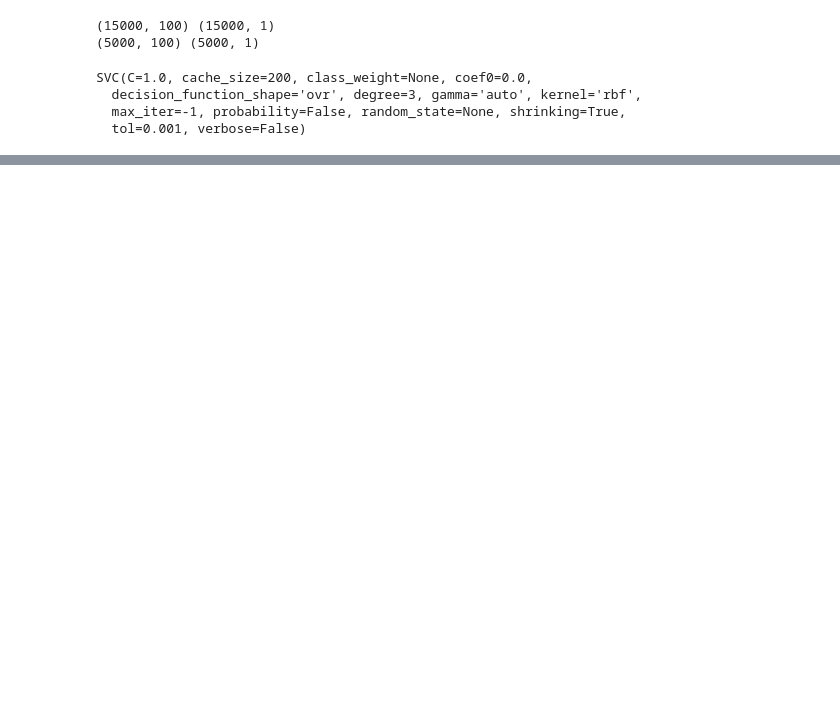
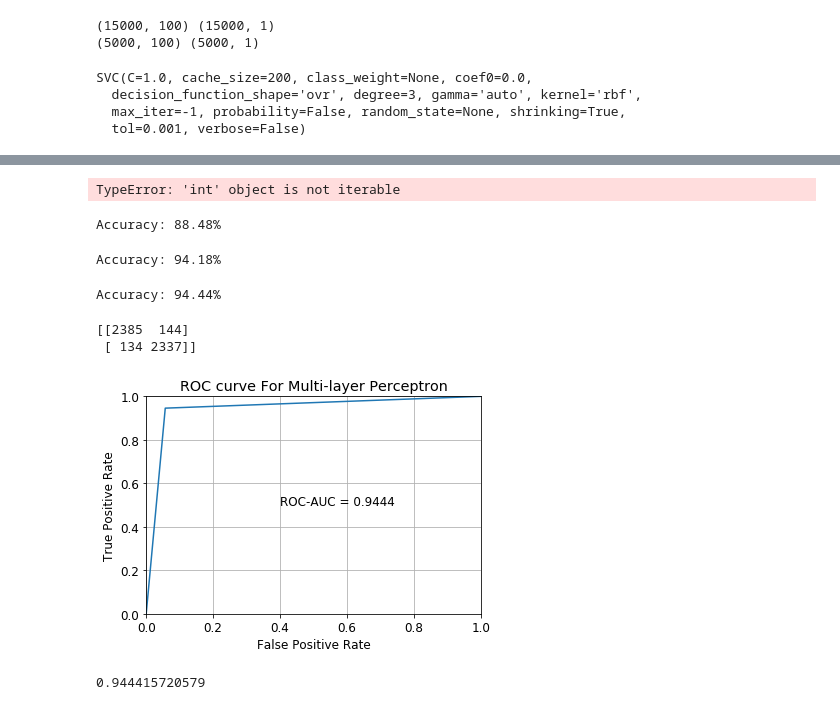
Before and after one commit to scoobaroo/textanalysis, a Jupyter notebook: newDoc2Vec.ipynb, the cells around one changed output, grey strips where cells are left out. Drawn from its saved outputs; the diff is of its cells as text; code cells hidden in the pictures; blank space fills up the shorter version.

Commit message:
made PR and ROC curves, also performed training with stemmed words, also moved folders marktwain and janeauset into directory

```diff
--- a/newDoc2Vec.ipynb
+++ b/newDoc2Vec.ipynb
@@ -25,7 +25,7 @@ model_loaded = doc2vec.Doc2Vec.load('/tmp/marktwain_model.doc2vec')
 10000 docs
 # %%
 alldocs = []
-with open('../marktwain/combined.txt', encoding='utf-8') as alldata:
+with open('./marktwain/combined.txt', encoding='utf-8') as alldata:
     for line_no, line in enumerate(alldata):
         tokens = gensim.utils.to_unicode(line).split()
     tokenArray = np.array_split(tokens,10000)
@@ -338,0 +195,70 @@ Accuracy: 93.28%
+# %%
+gbm = xgb.XGBClassifier(num_class=2, max_depth=3, n_estimators=300, learning_rate=0.05)
+gbm.fit(X_train2, y_train)
+# %% [output]
+TypeError: 'int' object is not iterable
+# %%
+#random forest
+from sklearn.ensemble import RandomForestClassifier
+rfc = RandomForestClassifier(max_depth=50, random_state=0)
+rfc.fit(X_train2, y_train)
+rfcpredictions = rfc.predict(X_test2)
+accuracy = accuracy_score(y_test, rfcpredictions)
+print("Accuracy: %.2f%%" % (accuracy * 100.0))
+# %% [output]
+Accuracy: 88.48%
+# %%
+#logistic regression
+import numpy as np
+import matplotlib.pyplot as plt
+from sklearn import linear_model, datasets
+logreg = linear_model.LogisticRegression()
+logreg.fit(X_train2, y_train)
+logregpredictions = logreg.predict(X_test2)
+accuracy = accuracy_score(y_test, logregpredictions)
+print("Accuracy: %.2f%%" % (accuracy * 100.0))
+# %% [output]
+Accuracy: 94.18%
+# %%
+from sklearn.neural_network import MLPClassifier
+mlp = MLPClassifier(activation='relu', solver='lbfgs', alpha=1e-4, hidden_layer_sizes=(5, 2), random_state=1)
+mlp.fit(X_train2, y_train)
+mlppredictions = mlp.predict(X_test2)
+accuracy = accuracy_score(y_test, mlppredictions)
+print("Accuracy: %.2f%%" % (accuracy * 100.0))
+# %% [output]
+Accuracy: 94.44%
+# %%
+# IMPORTANT: first argument is true values, second argument is predicted values
+# this produces a 2x2 numpy array (matrix)
+print(metrics.confusion_matrix(y_test, mlppredictions))
+# %% [output]
+[[2385  144]
+ [ 134 2337]]
+# %%
+# IMPORTANT: first argument is true values, second argument is predicted probabilities
+
+# we pass y_test and y_pred_prob
+# we do not use y_pred_class, because it will give incorrect results without generating an error
+# roc_curve returns 3 objects fpr, tpr, thresholds
+# fpr: false positive rate
+# tpr: true positive rate
+fpr, tpr, thresholds = metrics.roc_curve(y_test, mlppredictions)
+
+plt.plot(fpr, tpr)
+plt.xlim([0.0, 1.0])
+plt.ylim([0.0, 1.0])
+plt.rcParams['font.size'] = 12
+plt.title('ROC curve For Multi-layer Perceptron')
+plt.xlabel('False Positive Rate')
+plt.ylabel('True Positive Rate')
+plt.grid(True)
+
+plt.text(0.4, 0.5, 'ROC-AUC = 0.9444')
+plt.show()
+# %% [output]
+[figure, added]
+# %%
+print(metrics.roc_auc_score(y_test, mlppredictions))
+# %% [output]
+0.944415720579
```
Also changed, not shown: parts of 17 cells of this notebook, 37 other files.
